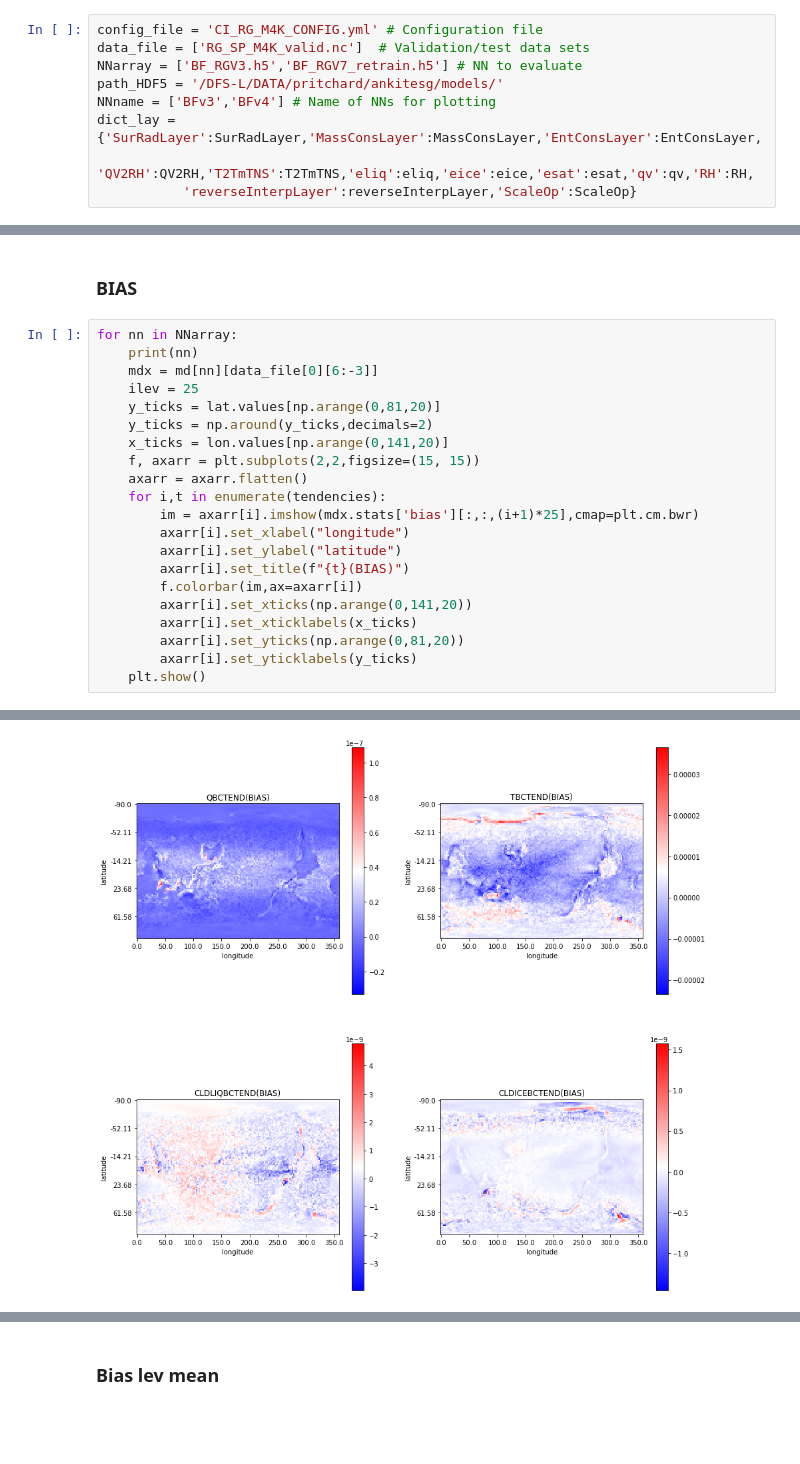
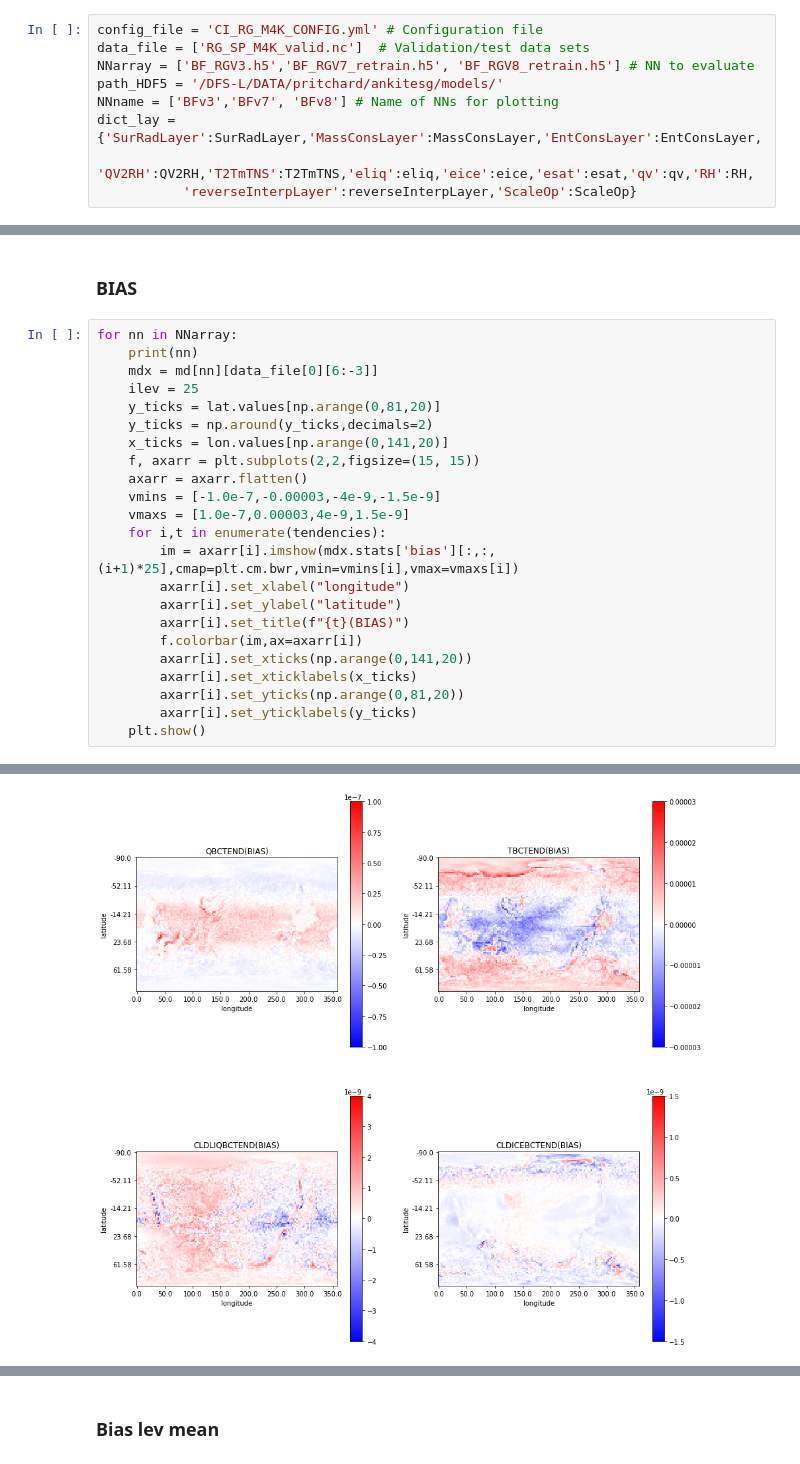
Before and after one commit to ankitesh97/CBRAIN-CAM, a Jupyter notebook: notebooks/ankitesh-devlog/16_Model_diagnostics.ipynb, the cells around one changed output, grey strips where cells are left out. Saved outputs shown, nothing was run; the diff lists cells and outputs as text; blank space fills up the shorter version.

```diff
--- a/notebooks/ankitesh-devlog/16_Model_diagnostics.ipynb
+++ b/notebooks/ankitesh-devlog/16_Model_diagnostics.ipynb
@@ -51,9 +51,9 @@ scale_dict = load_pickle('/export/nfs0home/ankitesg/tom/CBRAIN-CAM/nn_config/sca
 # %%
 config_file = 'CI_RG_M4K_CONFIG.yml' # Configuration file
 data_file = ['RG_SP_M4K_valid.nc']  # Validation/test data sets
-NNarray = ['BF_RGV3.h5','BF_RGV7_retrain.h5'] # NN to evaluate
+NNarray = ['BF_RGV3.h5','BF_RGV7_retrain.h5', 'BF_RGV8_retrain.h5'] # NN to evaluate
 path_HDF5 = '/DFS-L/DATA/pritchard/ankitesg/models/'
-NNname = ['BFv3','BFv4'] # Name of NNs for plotting
+NNname = ['BFv3','BFv7', 'BFv8'] # Name of NNs for plotting
 dict_lay = {'SurRadLayer':SurRadLayer,'MassConsLayer':MassConsLayer,'EntConsLayer':EntConsLayer,
             'QV2RH':QV2RH,'T2TmTNS':T2TmTNS,'eliq':eliq,'eice':eice,'esat':esat,'qv':qv,'RH':RH,
            'reverseInterpLayer':reverseInterpLayer,'ScaleOp':ScaleOp}
@@ -148,25 +146,27 @@ BF_RGV7_retrain.h5
 # %%
 for nn in NNarray:
     print(nn)
     mdx = md[nn][data_file[0][6:-3]]
     ilev = 25
     y_ticks = lat.values[np.arange(0,81,20)]
     y_ticks = np.around(y_ticks,decimals=2)
     x_ticks = lon.values[np.arange(0,141,20)]
     f, axarr = plt.subplots(2,2,figsize=(15, 15))
     axarr = axarr.flatten()
+    vmins = [-1.0e-7,-0.00003,-4e-9,-1.5e-9]
+    vmaxs = [1.0e-7,0.00003,4e-9,1.5e-9]
     for i,t in enumerate(tendencies):
-        im = axarr[i].imshow(mdx.stats['bias'][:,:,(i+1)*25],cmap=plt.cm.bwr)
+        im = axarr[i].imshow(mdx.stats['bias'][:,:,(i+1)*25],cmap=plt.cm.bwr,vmin=vmins[i],vmax=vmaxs[i])
         axarr[i].set_xlabel("longitude")
         axarr[i].set_ylabel("latitude")
         axarr[i].set_title(f"{t}(BIAS)")
         f.colorbar(im,ax=axarr[i])
         axarr[i].set_xticks(np.arange(0,141,20))
         axarr[i].set_xticklabels(x_ticks)
         axarr[i].set_yticks(np.arange(0,81,20))
         axarr[i].set_yticklabels(y_ticks)
     plt.show()
 # %% [output]
 BF_RGV3.h5
-[figure, old version]
+[figure, new version]
 BF_RGV7_retrain.h5
```
Also changed, not shown: parts of 6 cells of this notebook, 2 other files.
